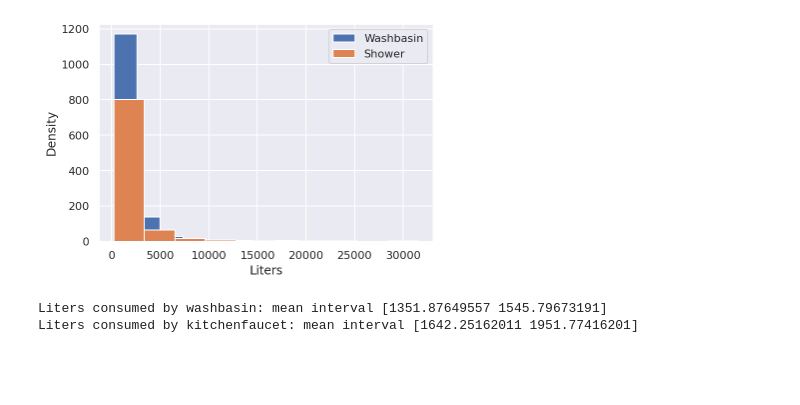
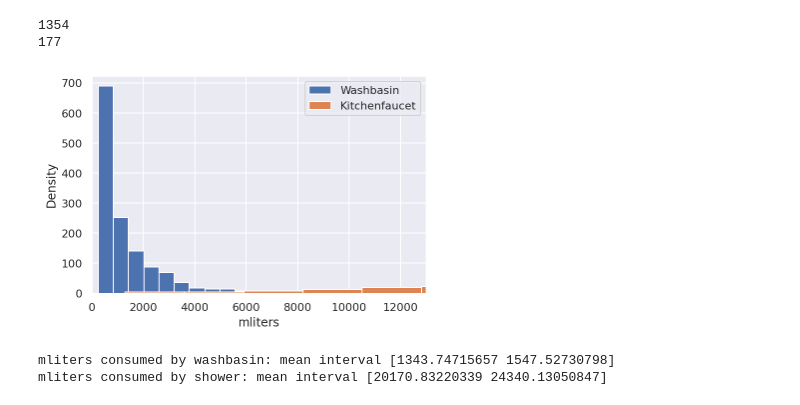
Before and after one commit to 25sal/2021_water_chapter, a Jupyter notebook: ensembles.ipynb, the cells around one changed output. Cells and saved outputs as stored; diff of their text form; code cells hidden in the pictures; blank space fills up the shorter version.

Commit message:
bagginng with Washbasin

```diff
--- a/ensembles.ipynb
+++ b/ensembles.ipynb
@@ -11,17 +11,23 @@ from matplotlib import pyplot as plt
 # %%
 water_data = pd.read_csv("./data/dataset.csv", delimiter=" ")
 
-water_data.loc[water_data["fixture"] == "washbasin", "liters"].hist(
+water_data.loc[water_data["fixture"] == "washbasin", "liters"].hist(bins=40,
     label="Washbasin"
 )
-water_data.loc[water_data["fixture"] == "kitchenfaucet", "liters"].hist(
-    label="Shower"
+water_data.loc[water_data["fixture"] == "shower", "liters"].hist(bins=40,
+    label="Kitchenfaucet"
 )
+
+print(len(water_data.loc[water_data["fixture"] == "washbasin"]))
+print(len(water_data.loc[water_data["fixture"] == "shower"]))
+plt.xlim(0,13000)
 plt.xlabel("mliters")
 plt.ylabel("Density")
 plt.legend();
 # %% [output]
+1354
+177
-[figure, old version]
+[figure, new version]
 # %%
 def get_bootstrap_samples(data, n_samples):
     """Generate bootstrap samples using the bootstrap method."""
@@ -41,7 +47,7 @@ wb_liters = water_data.loc[
     water_data["fixture"] == "washbasin", "liters"
 ].values
 kit_liters = water_data.loc[
-    water_data["fixture"] == "kitchenfaucet", "liters"
+    water_data["fixture"] == "shower", "liters"
 ].values
 
 # Set the seed for reproducibility of the results
@@ -49,10 +55,10 @@ np.random.seed(0)
 
 # Generate the samples using bootstrapping and calculate the mean for each of them
 wb_liters_mean_scores = [
-    np.mean(sample) for sample in get_bootstrap_samples(wb_liters, 1000)
+    np.mean(sample) for sample in get_bootstrap_samples(wb_liters, 5000)
 ]
 kit_liters_mean_scores = [
-    np.mean(sample) for sample in get_bootstrap_samples(kit_liters, 1000)
+    np.mean(sample) for sample in get_bootstrap_samples(kit_liters, 5000)
 ]
 
 # Print the resulting interval estimates
@@ -60,8 +66,8 @@ print(
     "mliters consumed by washbasin: mean interval", stat_intervals(wb_liters_mean_scores, 0.05)
 )
 print(
-    "mliters consumed by kitchenfaucet: mean interval", stat_intervals(kit_liters_mean_scores, 0.05)
+    "mliters consumed by shower: mean interval", stat_intervals(kit_liters_mean_scores, 0.05)
 )
 # %% [output]
-Liters consumed by washbasin: mean interval [1351.87649557 1545.79673191]
-Liters consumed by kitchenfaucet: mean interval [1642.25162011 1951.77416201]
+mliters consumed by washbasin: mean interval [1343.74715657 1547.52730798]
+mliters consumed by shower: mean interval [20170.83220339 24340.13050847]
```
Also changed, not shown: 3 other files.
